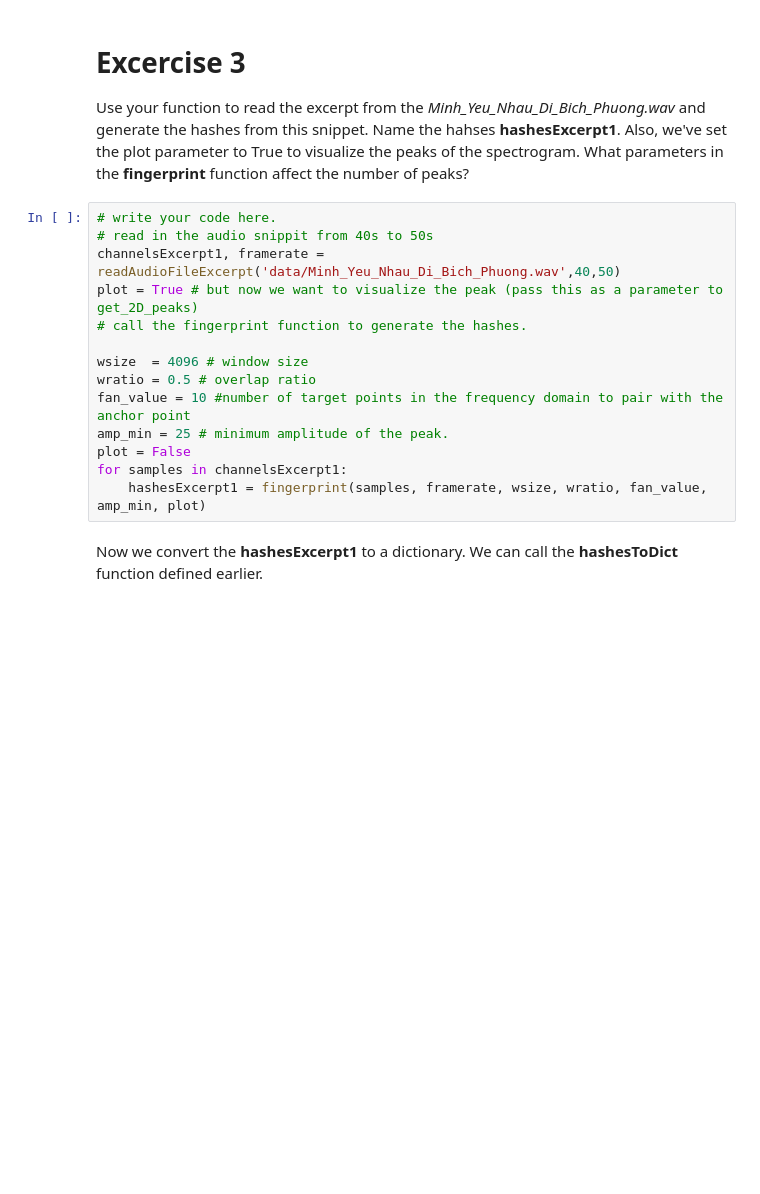
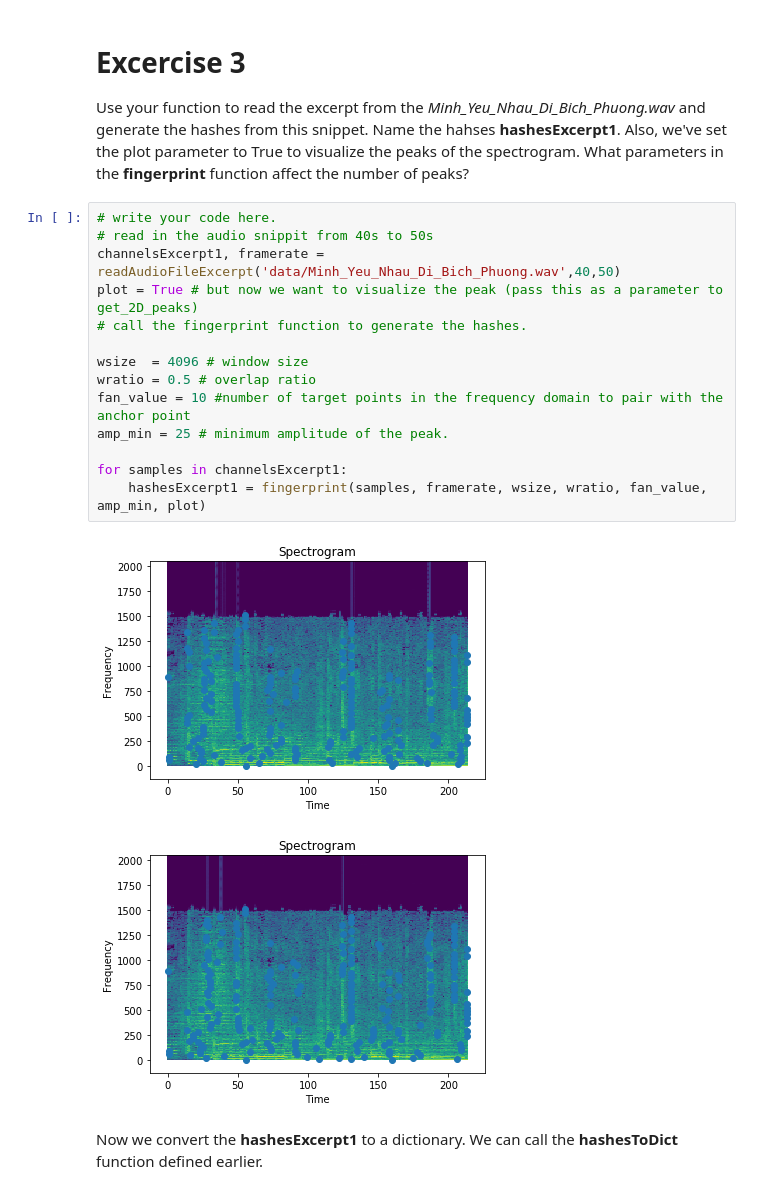
Before and after one commit to artur-sak13/Understanding-BD, a Jupyter notebook: Lab8md/Lab8_sak2.ipynb, the cells around one changed output. Cells and saved outputs as stored; diff of their text form; blank space fills up the shorter version.

```diff
--- a/Lab8md/Lab8_sak2.ipynb
+++ b/Lab8md/Lab8_sak2.ipynb
@@ -145,17 +147,20 @@ Use your function to read the excerpt from the *Minh_Yeu_Nhau_Di_Bich_Phuong.wav
 # %%
 # write your code here.
 # read in the audio snippit from 40s to 50s
 channelsExcerpt1, framerate = readAudioFileExcerpt('data/Minh_Yeu_Nhau_Di_Bich_Phuong.wav',40,50)
 plot = True # but now we want to visualize the peak (pass this as a parameter to get_2D_peaks)
 # call the fingerprint function to generate the hashes.
 
 wsize  = 4096 # window size
 wratio = 0.5 # overlap ratio
 fan_value = 10 #number of target points in the frequency domain to pair with the anchor point
 amp_min = 25 # minimum amplitude of the peak.
-plot = False
+
 for samples in channelsExcerpt1:
     hashesExcerpt1 = fingerprint(samples, framerate, wsize, wratio, fan_value, amp_min, plot)
+# %% [output]
+[figure, added]
+[figure, added]
 # %% [markdown]
 Now we convert the **hashesExcerpt1** to a dictionary. We can call the **hashesToDict** function defined earlier.
 # %%
```
Also changed, not shown: parts of 7 cells of this notebook, 25 other files.
